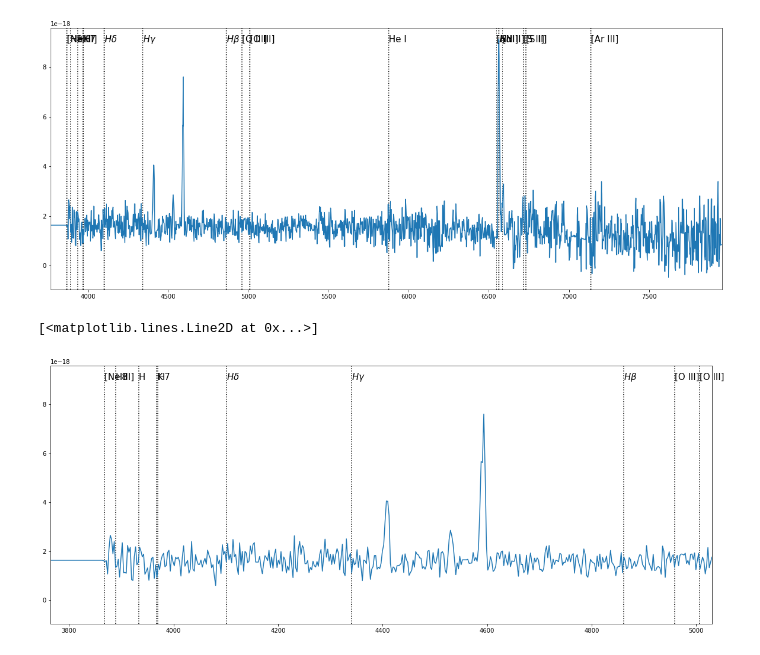
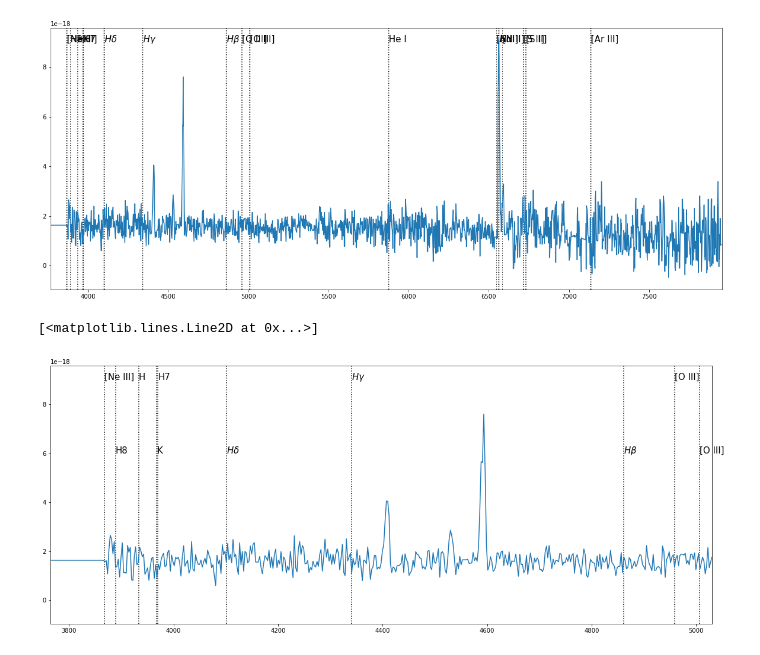
Before and after one commit to Spencer-Long/Spectroscopy-, a Jupyter notebook: Redshift_Star_Galaxy.ipynb, the cells around one changed output. Drawn from its saved outputs; the diff is of its cells as text; code cells hidden in the pictures.

```diff
--- a/Redshift_Star_Galaxy.ipynb
+++ b/Redshift_Star_Galaxy.ipynb
@@ -230,21 +230,28 @@ plt.show()
 # %% [output]
 [figure]
 # %%
-# lets take a closer look to see some of the lines more clearer... As we can see H-beta is nowhere close to where it should line up
+# lets take a closer look to see some of the lines more clearer... As we can see H-beta is nowhere close to where it should line up nor are the other lines
 
 wave = [3868,3889,3933,3968,3970,4101,4340.5,4861,4958.8,5006.8]
 wave_string = ['3868','3889','3933','3968','3970','4101','4340.5','4861','4958.8','5006.8']
 symbol = ['[Ne III]','H8','H','K','H7',r'$H\delta$',r'$H\gamma$',r'$H\beta$','[O III]','[O III]']
 
 plt.figure(figsize=(20,8))
 
 for i in range(len(symbol)):
 
-    plt.axvline(x = wave[i], color = 'k', ls=':')
-    plt.annotate(symbol[i], xy=(wave[i],9e-18), xytext=(wave[i],9e-18), fontsize=15)
+    #plt.axvline(x = wave[i], color = 'k', ls=':')
+    #plt.annotate(symbol[i], xy=(wave[i],9e-18), xytext=(wave[i],9e-18), fontsize=15)
+
+    if i in range(0,len(symbol),2):
+        plt.axvline(x = wave[i], color = 'k', ls=':')
+        plt.annotate(symbol[i], xy=(wave[i],9e-18), xytext=(wave[i],9e-18), fontsize=15)
+    if i % 2 != 0:
+        plt.axvline(x = wave[i], color = 'k', ls=':')
+        plt.annotate(symbol[i], xy=(wave[i],6e-18), xytext=(wave[i],6e-18), fontsize=15)
 
 plt.xlim(3764,5030)
 plt.plot(x,data)
 # %% [output]
 [<matplotlib.lines.Line2D at 0x...>]
-[figure, old version]
+[figure, new version]
```
